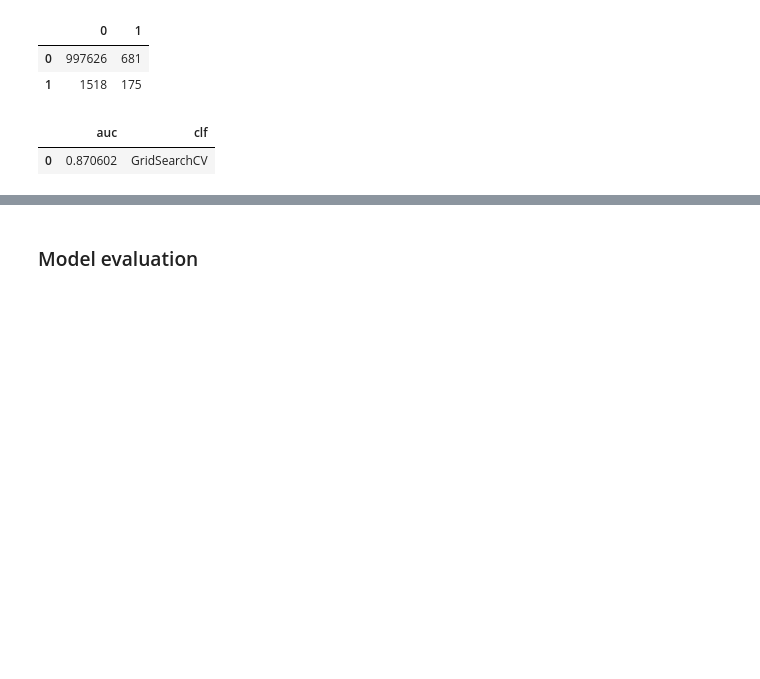
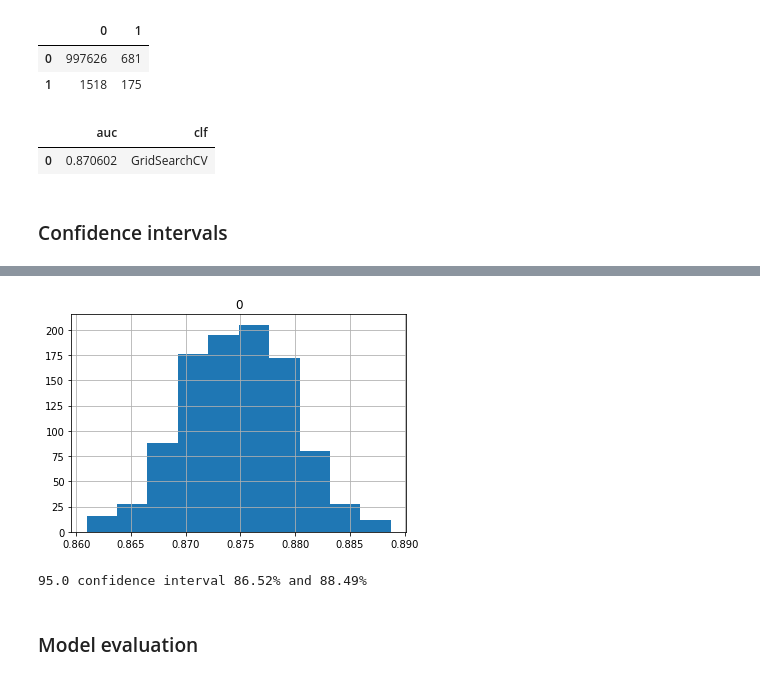
Before and after one commit to dkomlen/kaggle, a Jupyter notebook: talkingdata-adtracking-fraud-detection/fraud-detection.ipynb, the cells around one changed output, grey strips where cells are left out. Drawn from its saved outputs; the diff is of its cells as text; code cells hidden in the pictures; blank space fills up the shorter version.

Commit message:
[MLND] Add confidence intervals

```diff
--- a/talkingdata-adtracking-fraud-detection/fraud-detection.ipynb
+++ b/talkingdata-adtracking-fraud-detection/fraud-detection.ipynb
@@ -197,13 +195,14 @@ from sklearn import tree
 from sklearn.ensemble import GradientBoostingClassifier
 from sklearn.ensemble import RandomForestClassifier
 
-def evaluate_model(clf, tstX=test_X, tsty=test_y):
+def evaluate_model(clf, tstX=test_X, tsty=test_y, verbose=True):
     predicted_proba_y = clf.predict_proba(tstX)[:,1]
     predicted_y = clf.predict(tstX)
     clf_name = str(clf).split('(')[0]
-    display(clf)
-    print(clf_name + ' confusion matrix:')
-    display(pd.DataFrame(confusion_matrix(tsty, predicted_y)))
+    if verbose:
+        display(clf)
+        print(clf_name + ' confusion matrix:')
+        display(pd.DataFrame(confusion_matrix(tsty, predicted_y)))
     return [{'clf': clf_name,
             'auc': roc_auc_score(tsty, predicted_proba_y)}]
 
@@ -359,3 +381,29 @@ GridSearchCV confusion matrix:
 | 1 | 1518 | 175 |
 |  | auc | clf |
 | 0 | 0.870602 | GridSearchCV |
+# %% [markdown]
+### Confidence intervals
+# %%
+from sklearn.externals import joblib
+from sklearn.utils import resample
+
+n_bootstraps = 1000
+bootstraps = []
+model = joblib.load('final_model.joblib')
+
+def bootstrap_score(i):
+    sample_X, sample_y = resample(test_X, test_y)
+    res = evaluate_model(model, sample_X, sample_y, False)
+    return res[0]['auc']
+
+with tqdm(total=n_bootstraps, desc="Preparing bootstraps") as pbar:
+    pool = mp.Pool(maxtasksperchild=1000)
+
+    for bootstrap in pool.imap(bootstrap_score, range(n_bootstraps)):
+        bootstraps.append(bootstrap)
+        pbar.update()
+    pool.close()
+    pool.join()
+
+pd.DataFrame(bootstraps).hist();
+# %% [output]
@@ -362,3 +411,13 @@ GridSearchCV confusion matrix:
+[figure, added]
+# %%
+alpha = 0.95
+p = ((1.0 - alpha) / 2.0) * 100
+lower = max(0.0, np.percentile(bootstraps, p))
+p = (alpha + ((1.0 - alpha) / 2.0)) * 100
+upper = min(1.0, np.percentile(bootstraps, p))
+print('%.1f confidence interval %.2f%% and %.2f%%' % (alpha*100, lower*100, upper*100))
+# %% [output]
+95.0 confidence interval 86.52% and 88.49%
 # %% [markdown]
 ### Model evaluation
 # %%
```
Also changed, not shown: parts of 3 cells of this notebook, 1 other file.
